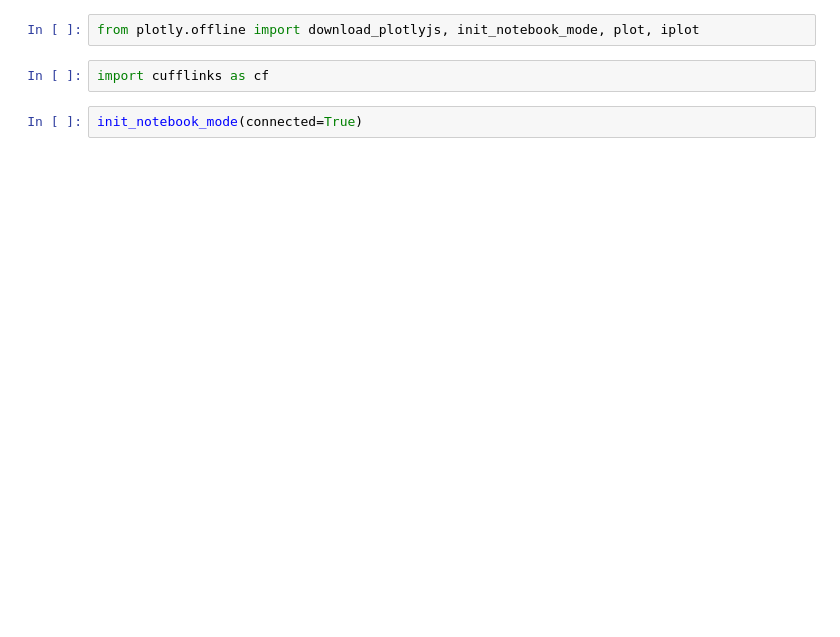
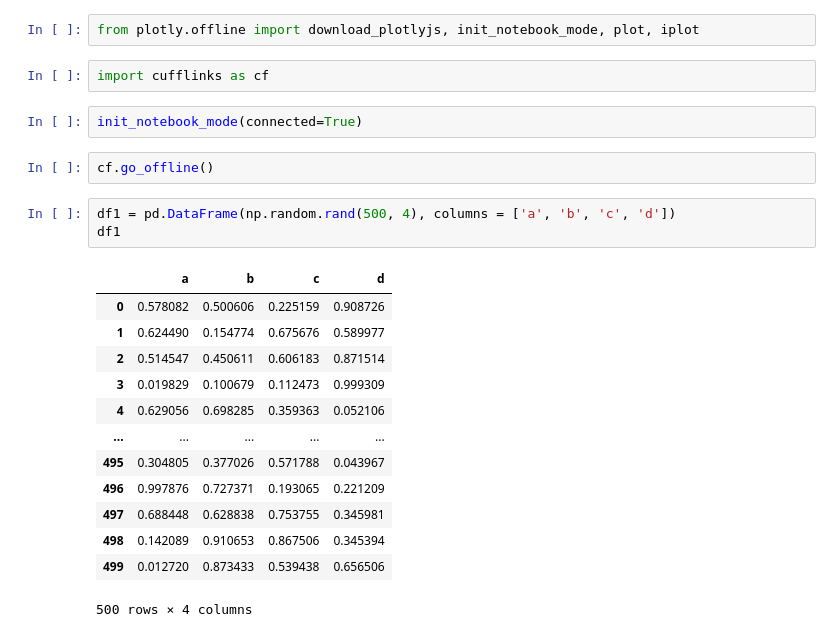
Before and after one commit to FonsahPageo/Python-AI-ML-GDSC, a Jupyter notebook: Cufflinks and Plotly.ipynb, the cells around one changed output. Drawn from its saved outputs; the diff is of its cells as text; blank space fills up the shorter version.

```diff
--- a/Cufflinks and Plotly.ipynb
+++ b/Cufflinks and Plotly.ipynb
@@ -9,3 +13,22 @@ from plotly.offline import download_plotlyjs, init_notebook_mode, plot, iplot
 import cufflinks as cf
 # %%
 init_notebook_mode(connected=True)
+# %%
+cf.go_offline()
+# %%
+df1 = pd.DataFrame(np.random.rand(500, 4), columns = ['a', 'b', 'c', 'd'])
+df1
+# %% [output]
+|  | a | b | c | d |
+| 0 | 0.578082 | 0.500606 | 0.225159 | 0.908726 |
+| 1 | 0.624490 | 0.154774 | 0.675676 | 0.589977 |
+| 2 | 0.514547 | 0.450611 | 0.606183 | 0.871514 |
+| 3 | 0.019829 | 0.100679 | 0.112473 | 0.999309 |
+| 4 | 0.629056 | 0.698285 | 0.359363 | 0.052106 |
+| ... | ... | ... | ... | ... |
+| 495 | 0.304805 | 0.377026 | 0.571788 | 0.043967 |
+| 496 | 0.997876 | 0.727371 | 0.193065 | 0.221209 |
+| 497 | 0.688448 | 0.628838 | 0.753755 | 0.345981 |
+| 498 | 0.142089 | 0.910653 | 0.867506 | 0.345394 |
+| 499 | 0.012720 | 0.873433 | 0.539438 | 0.656506 |
+500 rows × 4 columns
```
Also changed, not shown: parts of 5 cells of this notebook.
